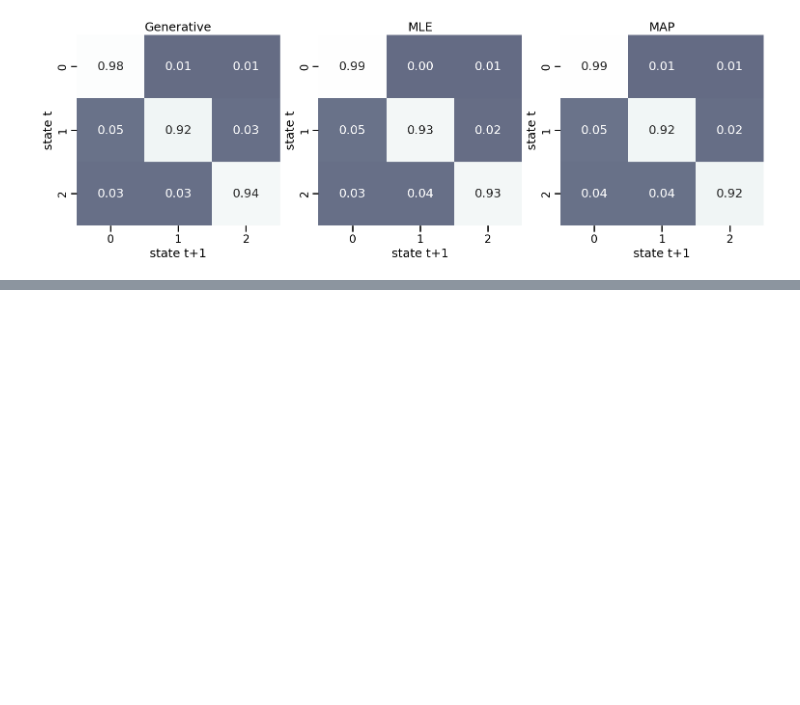
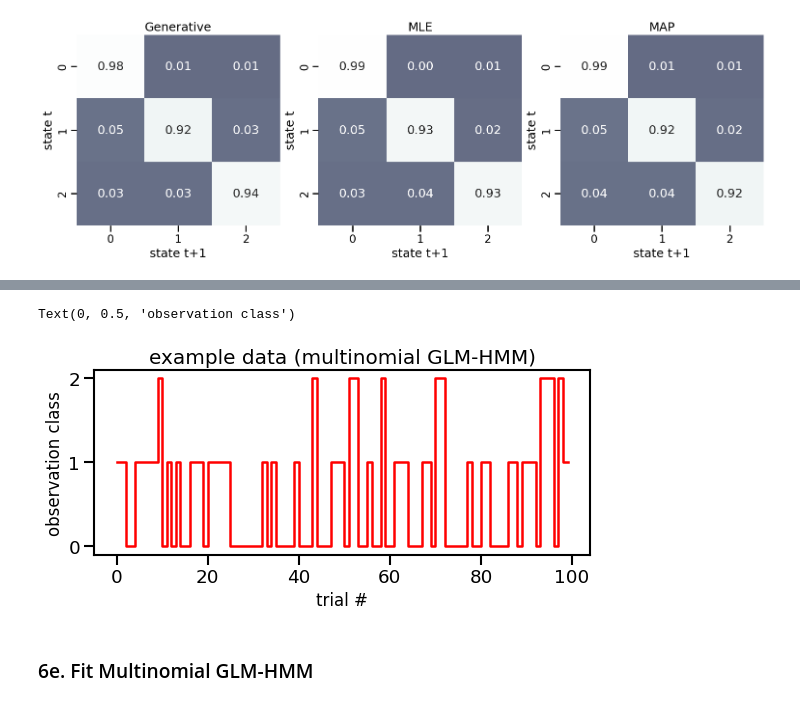
Before and after one commit to jess-breda/violations-multinomial, a Jupyter notebook: notebooks/explore_ssm_ashwood_tutorial.ipynb, the cells around one changed output, grey strips where cells are left out. Saved outputs shown, nothing was run; the diff lists cells and outputs as text; code cells hidden in the pictures; blank space fills up the shorter version.

```diff
--- a/notebooks/explore_ssm_ashwood_tutorial.ipynb
+++ b/notebooks/explore_ssm_ashwood_tutorial.ipynb
@@ -384,0 +572,7 @@ plot_transition_matrix(map_glmhmm.transitions.log_Ps, ax[2], title="MAP")
+# %%
+# Generate a sequence of latents and choices for each session
+true_latents, true_choices = [], []
+for sess in range(num_sess):
+    true_z, true_y = true_glmhmm.sample(num_trials_per_sess, input=inpts[sess])
+    true_latents.append(true_z)
+    true_choices.append(true_y)
@@ -384,0 +587,13 @@ plot_transition_matrix(map_glmhmm.transitions.log_Ps, ax[2], title="MAP")
+# %%
+# plot example data:
+fig = plt.figure(figsize=(8, 3), dpi=80, facecolor="w", edgecolor="k")
+plt.step(range(100), true_choices[0][range(100)], color="red")
+plt.yticks([0, 1, 2])
+plt.title("example data (multinomial GLM-HMM)")
+plt.xlabel("trial #", fontsize=15)
+plt.ylabel("observation class", fontsize=15)
+# %% [output]
+Text(0, 0.5, 'observation class')
+[figure, added]
+# %% [markdown]
+### 6e. Fit Multinomial GLM-HMM
```
Also changed, not shown: parts of 22 cells of this notebook.
